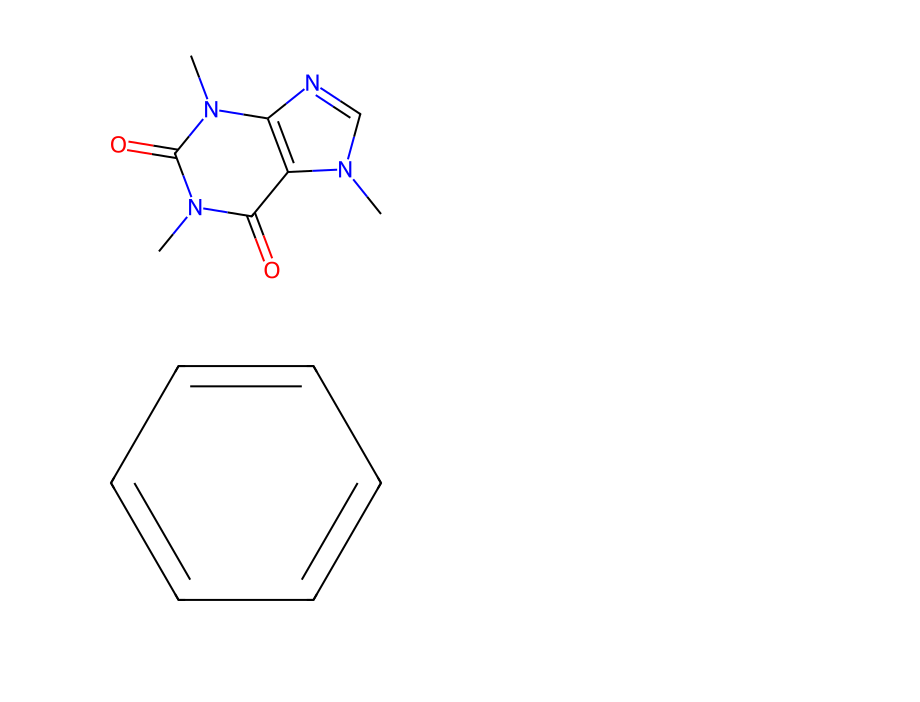
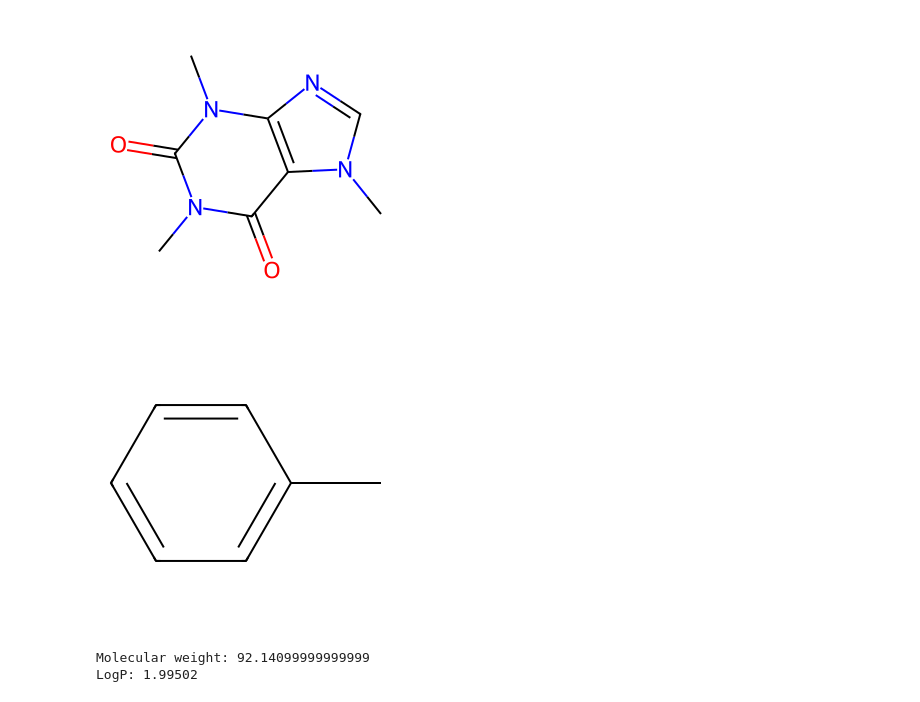
Before and after one commit to davidebtt/chemical_pycode, a Jupyter notebook: R&DKit.ipynb, the cells around one changed output. Saved outputs shown, nothing was run; the diff lists cells and outputs as text; code cells hidden in the pictures; blank space fills up the shorter version.

```diff
--- a/R&DKit.ipynb
+++ b/R&DKit.ipynb
@@ -71,15 +71,21 @@ display(img)
 [figure]
 # %%
 from rdkit import Chem
-from rdkit.Chem import Draw
+from rdkit.Chem import Draw, Descriptors
 from IPython.display import display
 
-# Molecola: Benzene
-smiles = 'c1ccccc1'
+# Molecule: Toluene
+smiles = 'Cc1ccccc1'
 mol = Chem.MolFromSmiles(smiles)
 
-# Disegna e mostra l'immagine
+# Draw and display the molecule image
 img = Draw.MolToImage(mol)
 display(img)
+
+# Calculate and display properties
+print("Molecular weight:", Descriptors.MolWt(mol))
+print("LogP:", Descriptors.MolLogP(mol))
 # %% [output]
-[figure, old version]
+[figure, new version]
+Molecular weight: 92.14099999999999
+LogP: 1.99502
```
